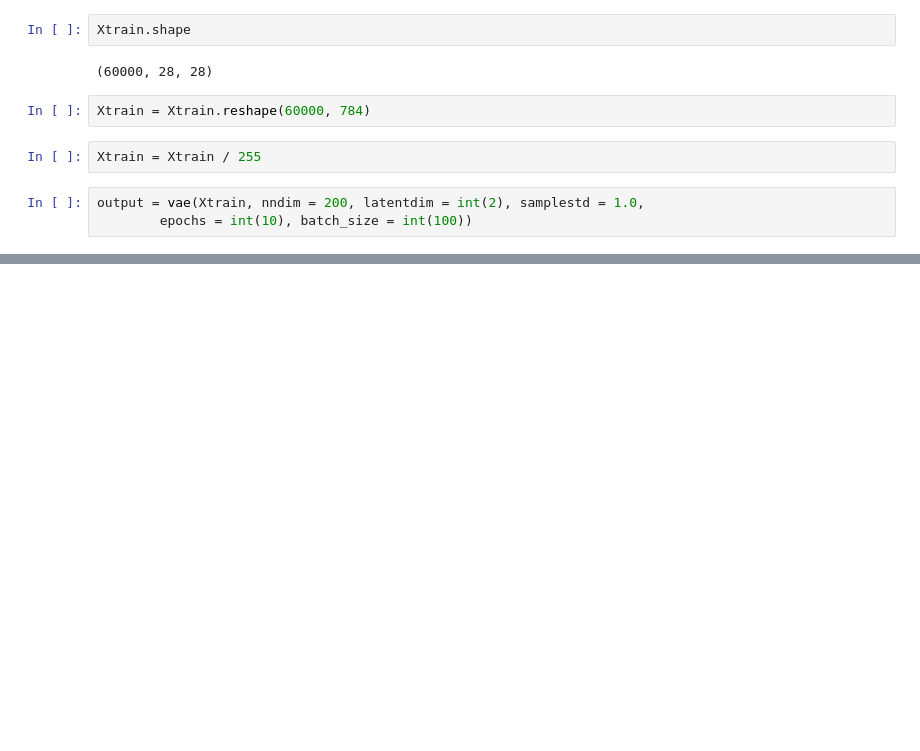
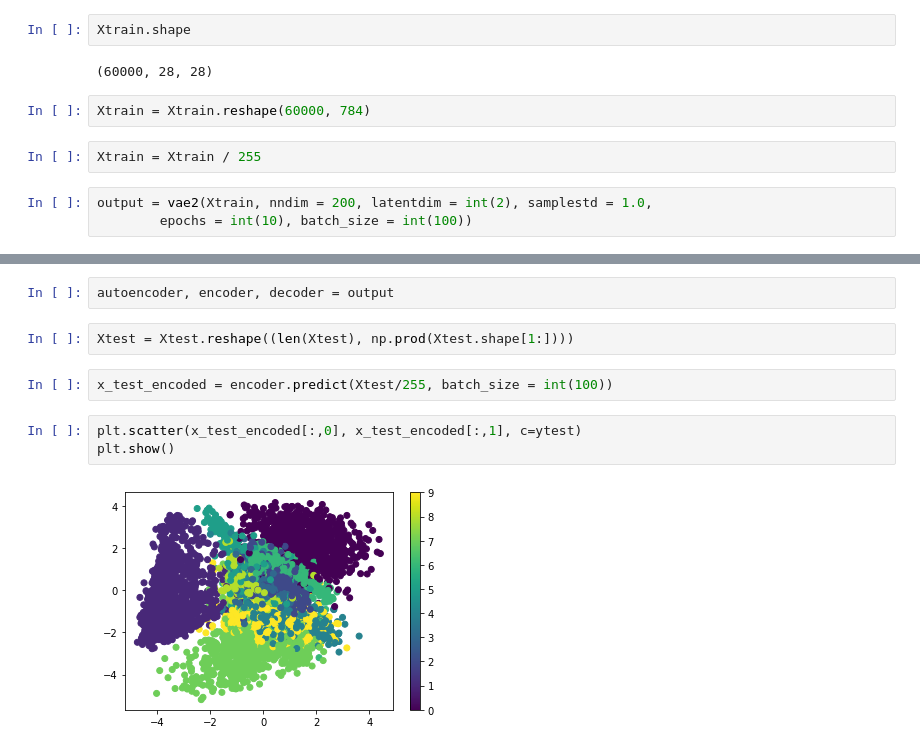
Before and after one commit to poworoznek/VAE-funct, a Jupyter notebook: Final.ipynb, the cells around one changed output, grey strips where cells are left out. Cells and saved outputs as stored; diff of their text form; blank space fills up the shorter version.

```diff
--- a/Final.ipynb
+++ b/Final.ipynb
@@ -104,6 +105,6 @@ Xtrain = Xtrain.reshape(60000, 784)
 # %%
 Xtrain = Xtrain / 255
 # %%
-output = vae(Xtrain, nndim = 200, latentdim = int(2), samplestd = 1.0,
+output = vae2(Xtrain, nndim = 200, latentdim = int(2), samplestd = 1.0,
         epochs = int(10), batch_size = int(100))
 # %% [output]
@@ -110,0 +131,11 @@ TypeError: ('Keyword argument not understood:', 'object')
+# %%
+autoencoder, encoder, decoder = output
+# %%
+Xtest = Xtest.reshape((len(Xtest), np.prod(Xtest.shape[1:])))
+# %%
+x_test_encoded = encoder.predict(Xtest/255, batch_size = int(100))
+# %%
+plt.scatter(x_test_encoded[:,0], x_test_encoded[:,1], c=ytest)
+plt.show()
+# %% [output]
+[figure, added]
```
Also changed, not shown: parts of 3 cells of this notebook.
